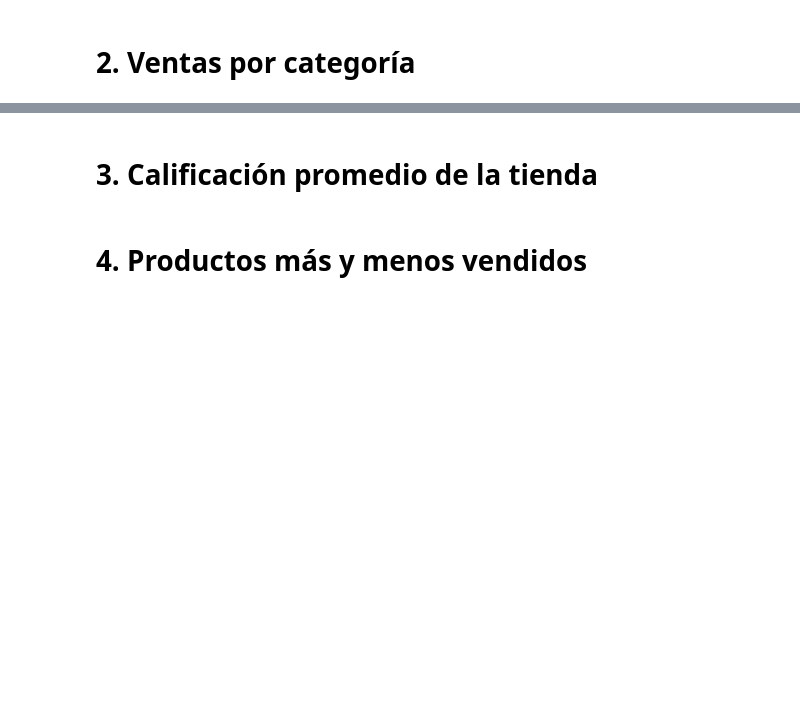
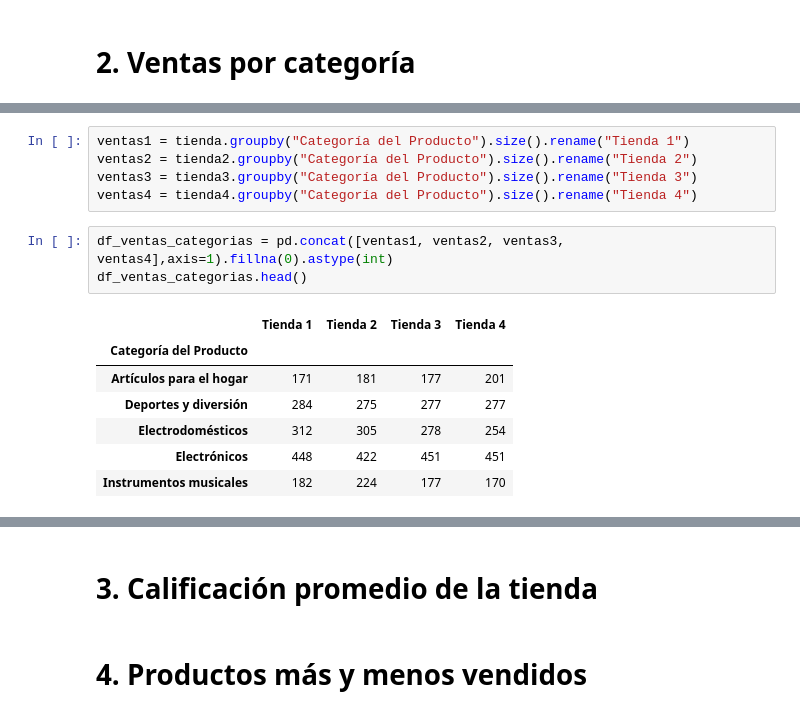
Before and after one commit to MCCoronel12/Challege_Alura, a Jupyter notebook: AluraStoreLatam.ipynb, the cells around one changed output, grey strips where cells are left out. Cells and saved outputs as stored; diff of their text form; blank space fills up the shorter version.

```diff
--- a/AluraStoreLatam.ipynb
+++ b/AluraStoreLatam.ipynb
@@ -90,0 +244,16 @@ plt.show()
+# %%
+ventas1 = tienda.groupby("Categoría del Producto").size().rename("Tienda 1")
+ventas2 = tienda2.groupby("Categoría del Producto").size().rename("Tienda 2")
+ventas3 = tienda3.groupby("Categoría del Producto").size().rename("Tienda 3")
+ventas4 = tienda4.groupby("Categoría del Producto").size().rename("Tienda 4")
+# %%
+df_ventas_categorias = pd.concat([ventas1, ventas2, ventas3, ventas4],axis=1).fillna(0).astype(int)
+df_ventas_categorias.head()
+# %% [output]
+|  | Tienda 1 | Tienda 2 | Tienda 3 | Tienda 4 |
+| Categoría del Producto |  |  |  |  |
+| Artículos para el hogar | 171 | 181 | 177 | 201 |
+| Deportes y diversión | 284 | 275 | 277 | 277 |
+| Electrodomésticos | 312 | 305 | 278 | 254 |
+| Electrónicos | 448 | 422 | 451 | 451 |
+| Instrumentos musicales | 182 | 224 | 177 | 170 |
```
Also changed, not shown: parts of 10 cells of this notebook.
